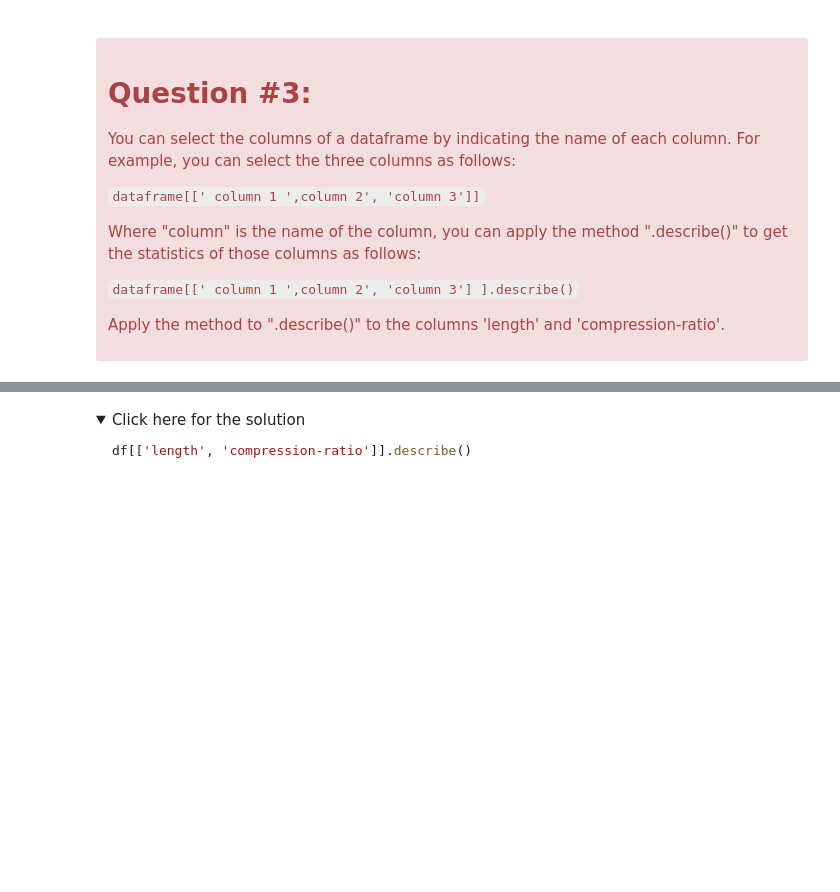
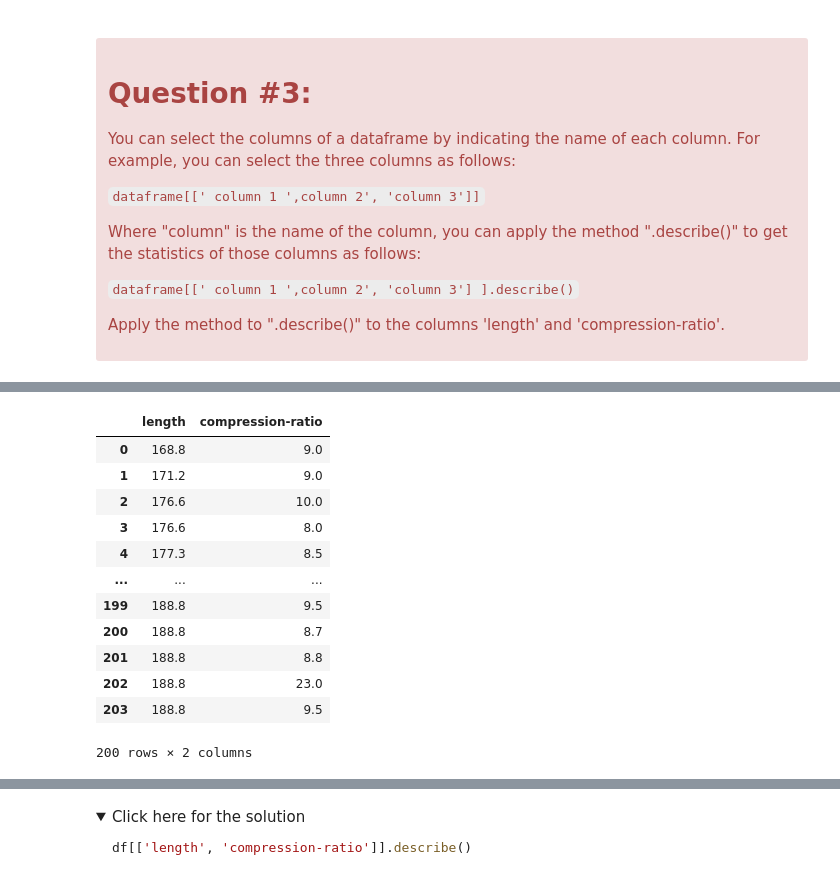
Before and after one commit to titooDiaz/DATA-SCIENCE-EN-PYTHON, a Jupyter notebook: IBM/Adquisicion de datos/DA0101EN-Review-Introduction.jupyterlite.ipynb, the cells around one changed output, grey strips where cells are left out. Cells and saved outputs as stored; diff of their text form; code cells hidden in the pictures; folded sections open; blank space fills up the shorter version.

```diff
--- a/IBM/Adquisicion de datos/DA0101EN-Review-Introduction.jupyterlite.ipynb
+++ b/IBM/Adquisicion de datos/DA0101EN-Review-Introduction.jupyterlite.ipynb
@@ -192,4 +206,4 @@ df.head(10)
 # %% [markdown]
 Now, we need to replace the "?" symbol with NaN so the dropna() can remove the missing values:
 # %%
-df1=df.replace('?',np.NaN)
+df1=df.replace('?',np.nan) # vaciar valores nulos
@@ -327,0 +427,17 @@ Apply the  method to ".describe()" to the columns 'length' and 'compression-rati
+# %%
+new_df = df[["length", "compression-ratio"]]
+new_df
+# %% [output]
+|  | length | compression-ratio |
+| 0 | 168.8 | 9.0 |
+| 1 | 171.2 | 9.0 |
+| 2 | 176.6 | 10.0 |
+| 3 | 176.6 | 8.0 |
+| 4 | 177.3 | 8.5 |
+| ... | ... | ... |
+| 199 | 188.8 | 9.5 |
+| 200 | 188.8 | 8.7 |
+| 201 | 188.8 | 8.8 |
+| 202 | 188.8 | 23.0 |
+| 203 | 188.8 | 9.5 |
+200 rows × 2 columns
```
Also changed, not shown: parts of 16 cells of this notebook, 2 other files.
